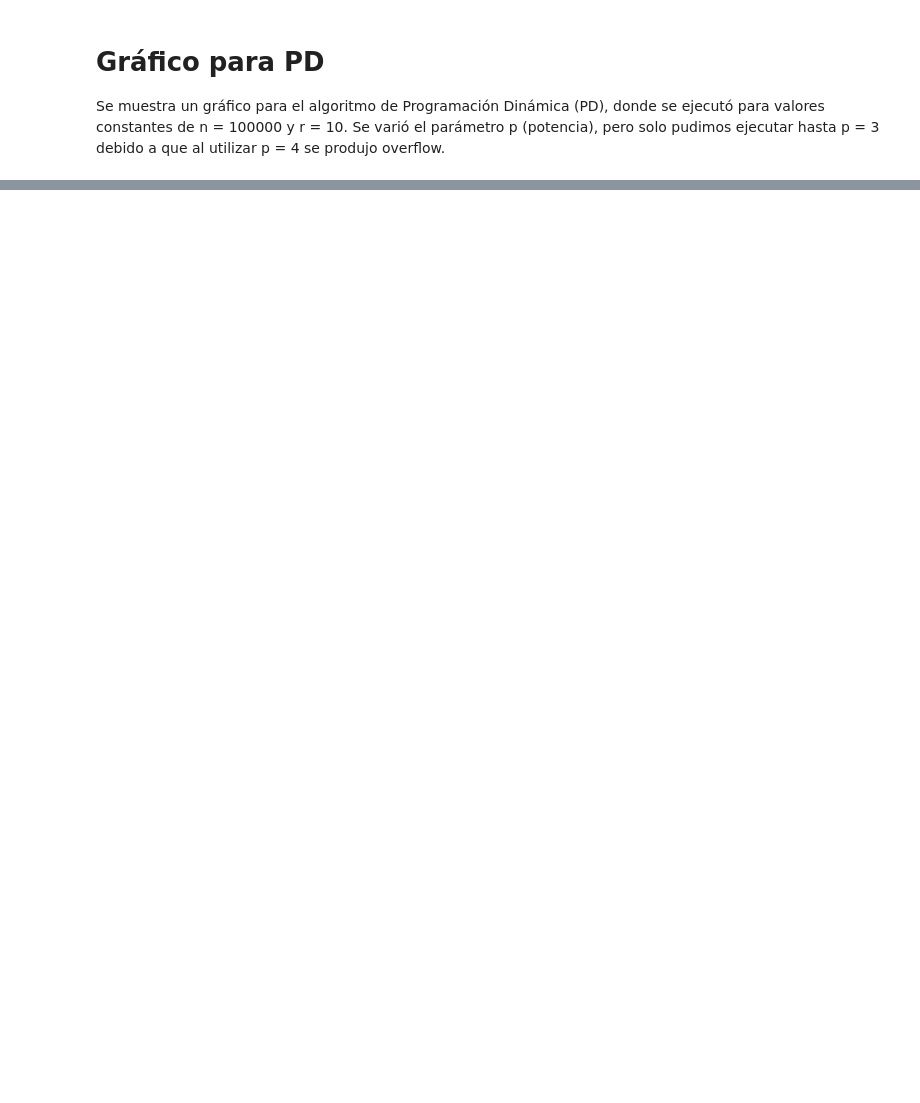
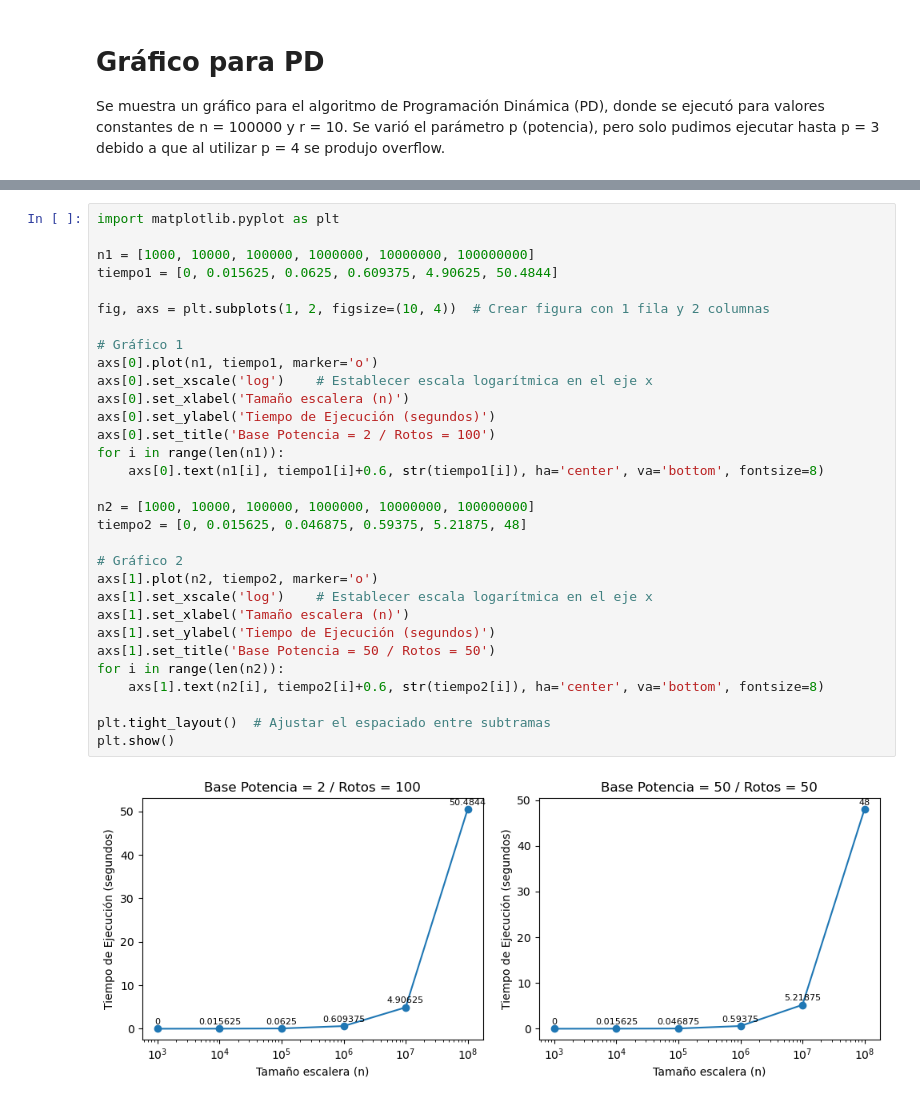
Before and after one commit to PipeCordova/Tarea_INFO145_2023_I, a Jupyter notebook: Subiendo la Escalera/Graficos/grafico_PD.ipynb, the cells around one changed output, grey strips where cells are left out. Saved outputs shown, nothing was run; the diff lists cells and outputs as text; blank space fills up the shorter version.

Commit message:
Gráfico

```diff
--- a/Subiendo la Escalera/Graficos/grafico_PD.ipynb
+++ b/Subiendo la Escalera/Graficos/grafico_PD.ipynb
@@ -34,0 +35,33 @@ plt.show()
+# %%
+import matplotlib.pyplot as plt
+
+n1 = [1000, 10000, 100000, 1000000, 10000000, 100000000]
+tiempo1 = [0, 0.015625, 0.0625, 0.609375, 4.90625, 50.4844]
+
+fig, axs = plt.subplots(1, 2, figsize=(10, 4))  # Crear figura con 1 fila y 2 columnas
+
+# Gráfico 1
+axs[0].plot(n1, tiempo1, marker='o')
+axs[0].set_xscale('log')    # Establecer escala logarítmica en el eje x
+axs[0].set_xlabel('Tamaño escalera (n)')
+axs[0].set_ylabel('Tiempo de Ejecución (segundos)')
+axs[0].set_title('Base Potencia = 2 / Rotos = 100')
+for i in range(len(n1)):
+    axs[0].text(n1[i], tiempo1[i]+0.6, str(tiempo1[i]), ha='center', va='bottom', fontsize=8)
+
+n2 = [1000, 10000, 100000, 1000000, 10000000, 100000000]
+tiempo2 = [0, 0.015625, 0.046875, 0.59375, 5.21875, 48]
+
+# Gráfico 2
+axs[1].plot(n2, tiempo2, marker='o')
+axs[1].set_xscale('log')    # Establecer escala logarítmica en el eje x
+axs[1].set_xlabel('Tamaño escalera (n)')
+axs[1].set_ylabel('Tiempo de Ejecución (segundos)')
+axs[1].set_title('Base Potencia = 50 / Rotos = 50')
+for i in range(len(n2)):
+    axs[1].text(n2[i], tiempo2[i]+0.6, str(tiempo2[i]), ha='center', va='bottom', fontsize=8)
+
+plt.tight_layout()  # Ajustar el espaciado entre subtramas
+plt.show()
+# %% [output]
+[figure, added]
```
Also changed, not shown: parts of 2 cells of this notebook.
